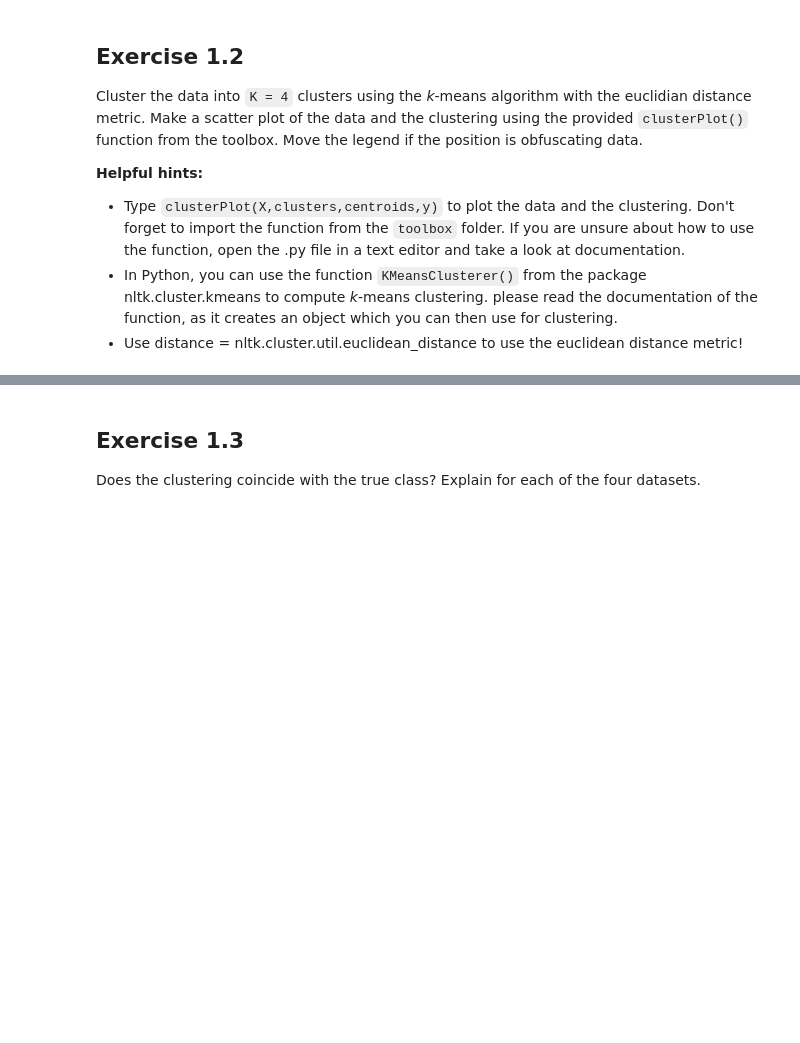
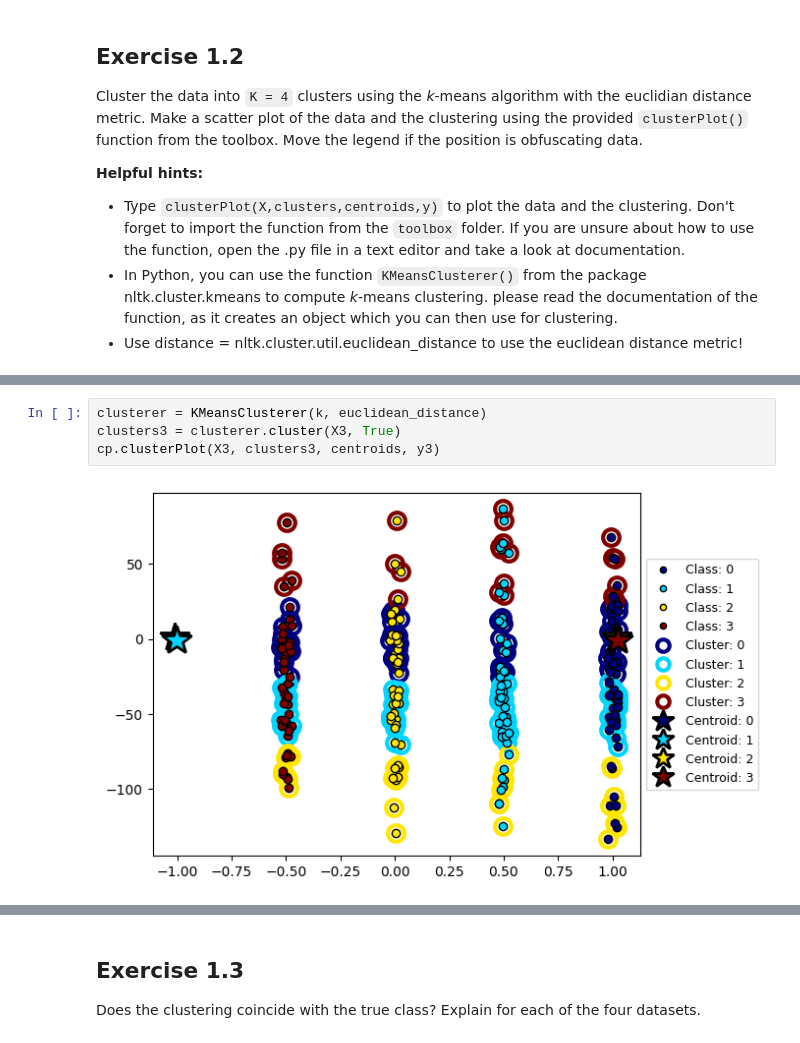
Before and after one commit to lanster42/Erasmus-Notes-25-26, a Jupyter notebook: Data mining and Machine learning/Assignment10/Assignment10_DMML.ipynb, the cells around one changed output, grey strips where cells are left out. Drawn from its saved outputs; the diff is of its cells as text; blank space fills up the shorter version.

```diff
--- a/Data mining and Machine learning/Assignment10/Assignment10_DMML.ipynb
+++ b/Data mining and Machine learning/Assignment10/Assignment10_DMML.ipynb
@@ -44,0 +78,6 @@ raise NotImplementedError()
+# %%
+clusterer = KMeansClusterer(k, euclidean_distance)
+clusters3 = clusterer.cluster(X3, True)
+cp.clusterPlot(X3, clusters3, centroids, y3)
+# %% [output]
+[figure, added]
```
Also changed, not shown: parts of 16 cells of this notebook.
